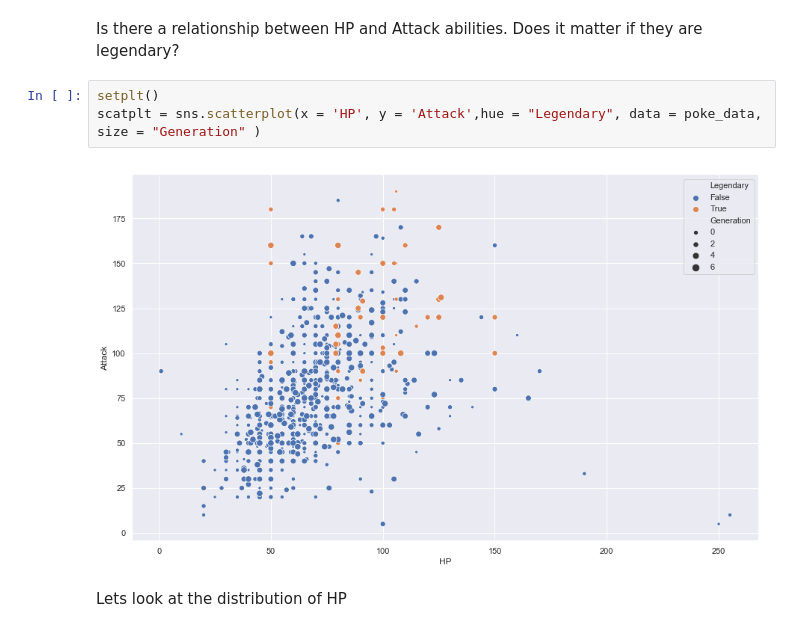
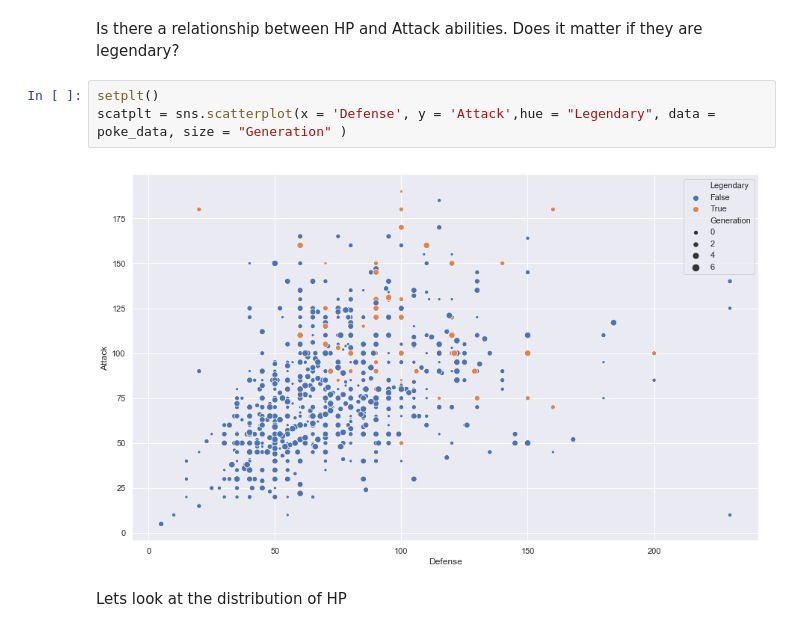
Before and after one commit to vchitepu/MiniProjects, a Jupyter notebook: Pokemon/pokemon.ipynb, the cells around one changed output. Cells and saved outputs as stored; diff of their text form.

```diff
--- a/Pokemon/pokemon.ipynb
+++ b/Pokemon/pokemon.ipynb
@@ -79,9 +90,9 @@ jntplt = sns.jointplot(x = 'Defense', y = 'Attack', data = poke_data, kind = "re
 Is there a relationship between HP and Attack abilities. Does it matter if they are legendary?
 # %%
 setplt()
-scatplt = sns.scatterplot(x = 'HP', y = 'Attack',hue = "Legendary", data = poke_data, size = "Generation" )
+scatplt = sns.scatterplot(x = 'Defense', y = 'Attack',hue = "Legendary", data = poke_data, size = "Generation" )
 # %% [output]
-[figure, old version]
+[figure, new version]
 # %% [markdown]
 Lets look at the distribution of HP
 # %%
```
Also changed, not shown: parts of 21 cells of this notebook.
